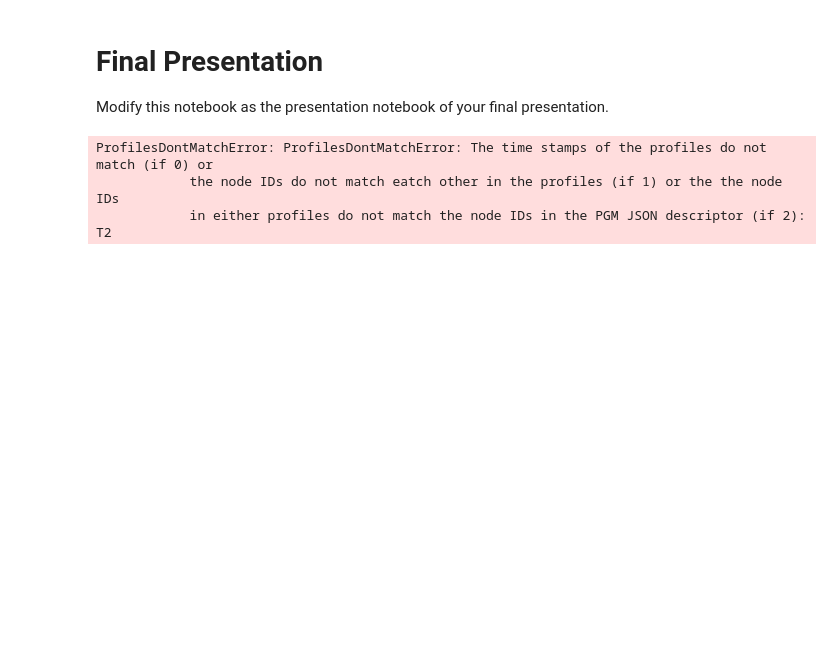
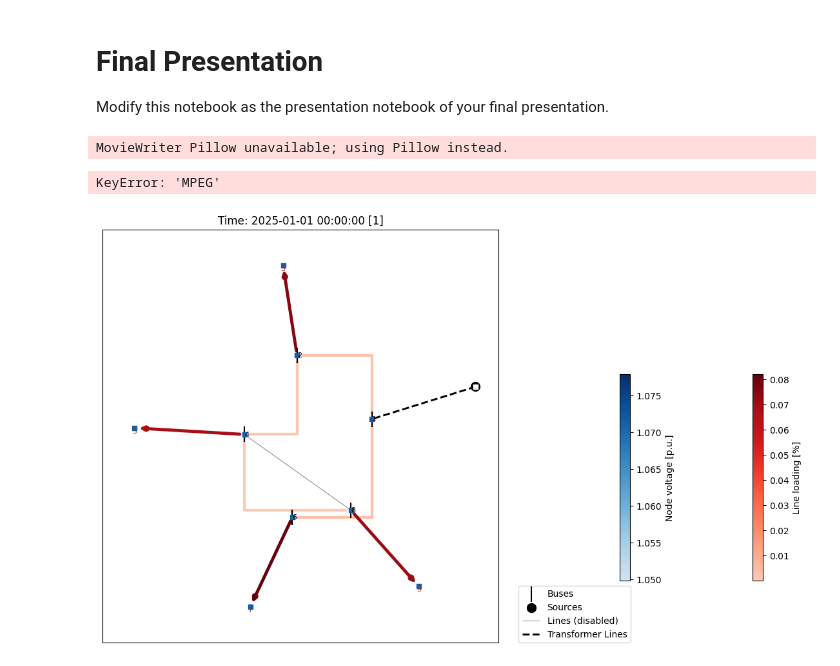
Before and after one commit to milanvdzanden/power-system-simulation-myriad, a Jupyter notebook: example/final_presentation_drawing_otp.ipynb, the cells around one changed output. Drawn from its saved outputs; the diff is of its cells as text; code cells hidden in the pictures; blank space fills up the shorter version.

Commit message:
Power flow animation complete; Fix to color maps

```diff
--- a/example/final_presentation_drawing_otp.ipynb
+++ b/example/final_presentation_drawing_otp.ipynb
@@ -27,11 +27,6 @@ import matplotlib.transforms
 # %%
 import os
 import sys
-
-src_dir = os.path.abspath(os.path.join("..", "tests/tests_data/A2"))
-sys.path.append(src_dir)
-src_dir = src_dir.replace("\\", "/")
-
 import pytest
 
 import networkx as nx
@@ -61,8 +56,8 @@ def test_pgm_processing():
     aggregate_results = p.get_aggregate_results()
 
     # Save aggregate results (for drawing tests in external notebook as repository is not completed yet and cannot be used directly as-is)
-    aggregate_results[0].to_parquet(src_dir + "/calculated_output_per_timestamp.parquet")
-    aggregate_results[1].to_parquet(src_dir + "/calculated_output_per_line.parquet")
+    #aggregate_results[0].to_parquet(src_dir + "/calculated_output_per_timestamp.parquet")
+    #aggregate_results[1].to_parquet(src_dir + "/calculated_output_per_line.parquet")
 
     # Change a timestamp in active profile to an incorrect one and check for error
     active_load_profile_wrong = active_load_profile.copy()
@@ -101,37 +96,54 @@ def test_pgm_processing():
             pd.read_parquet(dir_out_per_timestamp),
         )
         == True
     )
 
     # Change the output data and check if the error is detected
     with pytest.raises(AssertionError) as excinfo:
         assert (
             p.compare_to_expected(
                 aggregate_results,
                 pd.read_parquet(dir_out_per_line),
                 pd.read_parquet(dir_out_per_line),
             )
             == True
         )
         """
 
     # Drawing
+    dir_network_json = "input_network_data.json"
+    dir_active_profile = "active_power_profile.parquet"
+    dir_reactive_profile = "reactive_power_profile.parquet"
+
+    with open(dir_network_json) as fp:
+        data = fp.read()
+    network_data = json_deserialize(data)
+
+    # Read active and reactive load profile from parquet file
     active_load_profile = pd.read_parquet(dir_active_profile)
     reactive_load_profile = pd.read_parquet(dir_reactive_profile)
+
     p = pgm_p.PgmProcessor(network_data, active_load_profile, reactive_load_profile)
     p.create_update_model()
     p.run_batch_process()
     fig, ax = plt.subplots(figsize=(16, 8))
-    fig.subplots_adjust(left=0.1, right=0.5, bottom=0.1, top=0.9)
+    fig.subplots_adjust(left=0.1, right=0.7, bottom=0.1, top=0.9)
     p.draw_to_networkx(aggregate_results, ax)
-    print(p.output_data)
 
-    #animation = matplotlib.animation.FuncAnimation(fig, p.draw_timelapse_power_flow, init_func=p.draw_init, frames=3, interval=1000, blit=False)
-    #animation.save("test.gif", writer='Pillow', dpi=100)
+    # Loading is relative loading of the line, 1.0 meaning 100% loaded.
+    # For power flow: lines show loading
+    # Sym loads show... whatever is chosen (default to i)
+    p.draw_init_power_flow('u_pu')
+    p.draw_init()
+    #p.adraw_timelapse_power_flow(3)
+
+    # p.draw_aggregate_table[0].index.size
+    animation = matplotlib.animation.FuncAnimation(fig, p.draw_timelapse_power_flow, init_func=p.draw_init, frames=2, interval=250, blit=False)
+    animation.save("test.gif", writer='Pillow', dpi=100)
     #p.draw_static_line_loading('min_loading')
 
 test_pgm_processing()
 # %% [output]
-ProfilesDontMatchError: ProfilesDontMatchError: The time stamps of the profiles do not match (if 0) or
-            the node IDs do not match eatch other in the profiles (if 1) or the the node IDs
-            in either profiles do not match the node IDs in the PGM JSON descriptor (if 2): T2
+MovieWriter Pillow unavailable; using Pillow instead.
+KeyError: 'MPEG'
+[figure, added]
```
Also changed, not shown: 5 other files.
